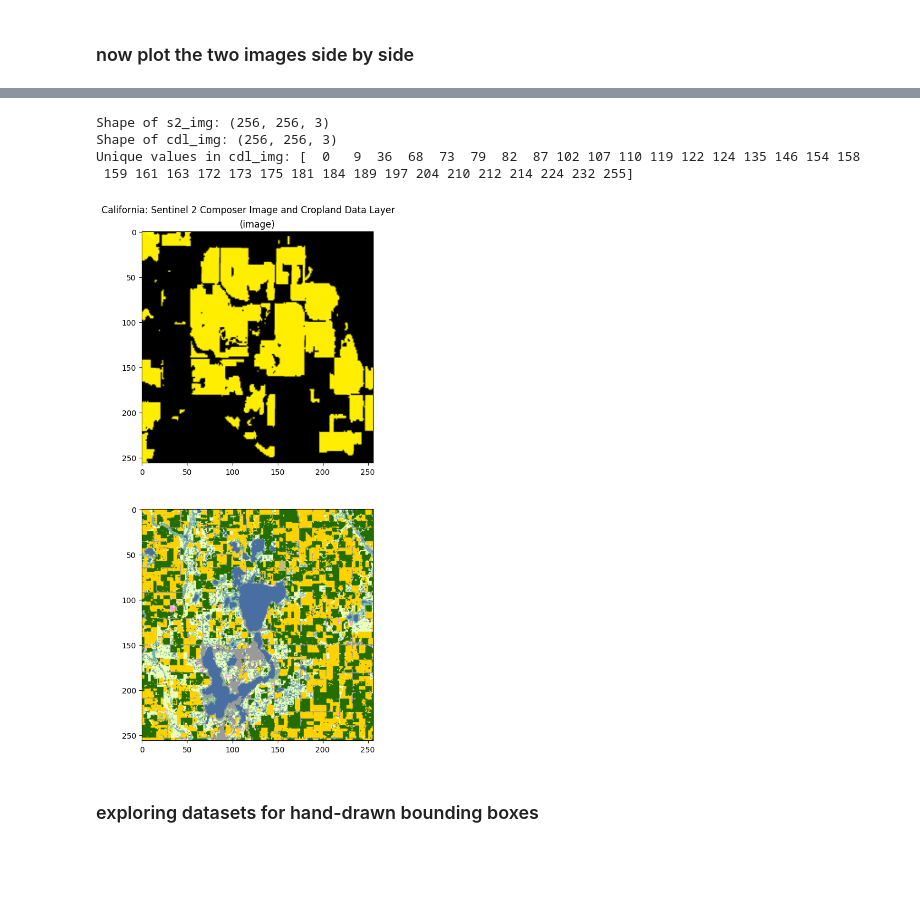
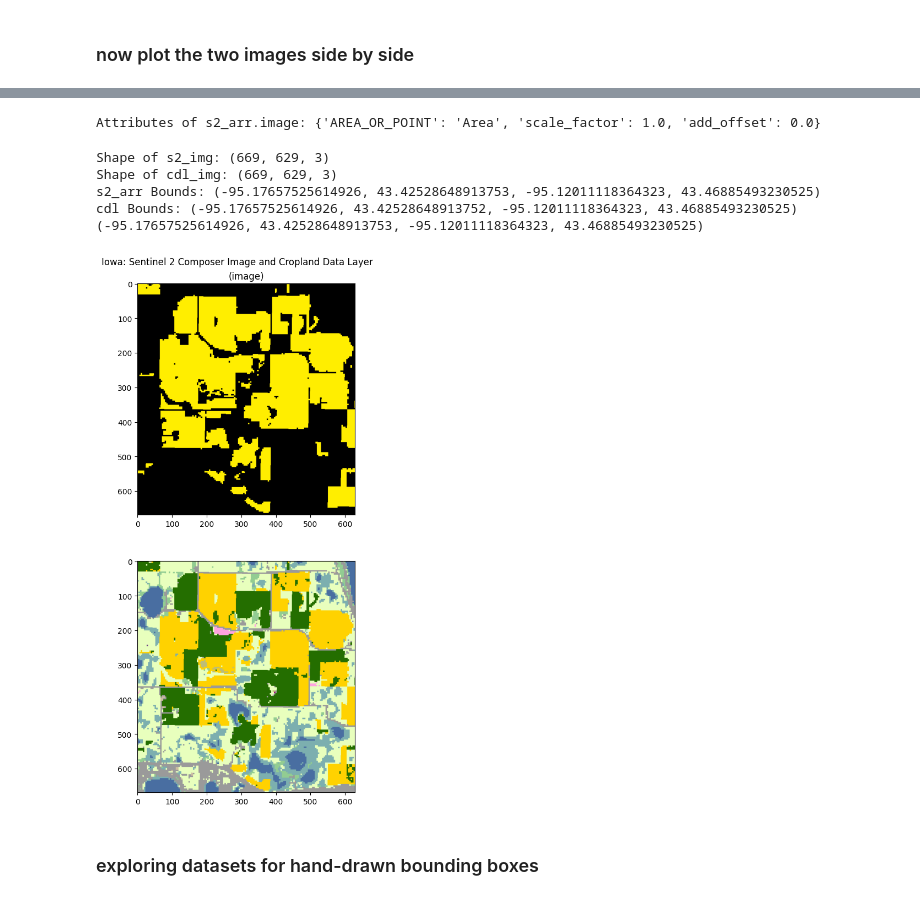
Before and after one commit to krissykodes/geospatial_workflows, a Jupyter notebook: curate_data.ipynb, the cells around one changed output, grey strips where cells are left out. Drawn from its saved outputs; the diff is of its cells as text; code cells hidden in the pictures; blank space fills up the shorter version.

```diff
--- a/curate_data.ipynb
+++ b/curate_data.ipynb
@@ -63,17 +31,4 @@ Successfully installed mercantile-1.2.1
 # %%
-test_bbox = [-96.593305, 43.294295, -96.416016, 43.405656] #from https://boundingbox.klokantech.com/, choose csv and copy
-import mercantile
-bounds = [-95.18692156066976,43.42434645604768,-95.10904155841622,43.46973000829417]
-# Define your bounding box from klokantech
-test_bbox = [-96.593305, 43.294295, -96.416016, 43.405656]  # [west, south, east, north]
-zoom = 13  # or 12/14 based on pixel resolution needs
-
-# Unpack bbox
-west, south, east, north = test_bbox
-
-# Get tiles that intersect this bounding box at the desired zoom
-tiles = list(mercantile.tiles(west, south, east, north, zoom))
-
-# Print x, y, z for each tile
-for tile in tiles:
-    print(f"x: {tile.x}, y: {tile.y}, z: {tile.z}")
+# test_bbox = [-96.593305, 43.294295, -96.416016, 43.405656] #from https://boundingbox.klokantech.com/, choose csv and copy
+bounds = [-95.17657525614926,43.425286489137534,-95.12011118364323,43.46885493230525]
+zoom = 13
@@ -102,7 +36,7 @@ x: 1901, y: 3000, z: 13
 %%time
 # udf_cdl = fused.load("gabriel@fused.io/CDL_mask")
 # udf_git = fused.load("https://github.com/fusedio/udfs/tree/d5f58fc/public/CDLs_Tile_Example/")
-cdl_arr = fused.run("fsh_2oeMLHatQiA5CaAAoUUAKU", bounds=bounds, zoom=)
+cdl_arr = fused.run("fsh_2oeMLHatQiA5CaAAoUUAKU", bounds=bounds, zoom=zoom)
 # cdl_arr = fused.run(udf=udf_cdl,west=str(test_bbox[0]), south=str(test_bbox[1]),  east=str(test_bbox[2]), north=str(test_bbox[3]))
 #cdl_arr = fused.run(udf=udf_cdl,west=str(test_bbox[0]), south=str(test_bbox[1]),  east=str(test_bbox[2]), north=str(test_bbox[3]))
 # cdl_arr = fused.run(udf=udf_cdl,west="-121.4864702361", south="37.8985667617",  east="-121.182286632", north="38.0465805862") #farmland near Stockton
@@ -303,21 +74,21 @@ print(rgb_to_hex(255, 165, 1))
 ###  download a false RGB color image of 3 of the sentinel 2 bands/indices in the same way
 # %%
 %%time
-s2_arr = fused.run("fsh_1uNooTlzzmdGbPoOFHIzM1", bounds=bounds)
+s2_arr = fused.run("fsh_1uNooTlzzmdGbPoOFHIzM1", bounds=bounds, zoom=zoom)
 # udf_s2 = fused.load("gabriel@fused.io/S2_3ch")
 # udf_s2 = fused.load("S2_composer")
-
+# s2_arr.image
 # s2_arr = fused.run(udf=udf_s2,west=str(test_bbox[0]), south=str(test_bbox[1]),  east=str(test_bbox[2]), north=str(test_bbox[3]),
 #                    time_of_interest="2022-06-15/2022-07-03",
 #                    cloud_cover_perc="10",pixel_perc = "99"
 #                   )
-s2_img = np.transpose(np.array(s2_arr.image[0:3],'uint8'),(1,2,0))
-from PIL import Image
-import numpy as np
+# s2_img = np.transpose(np.array(s2_arr.image[0:3],'uint8'),(1,2,0))
+# from PIL import Image
+# import numpy as np
 
-pil_img = Image.fromarray(s2_img)
+# pil_img = Image.fromarray(s2_img)
 
 
-resized_img = pil_img.resize((256, 256))
-s2_img_resized = np.array(resized_img)
+# resized_img = pil_img.resize((256, 256))
+# s2_img_resized = np.array(resized_img)
 # %% [output]
@@ -328,39 +115,49 @@ Wall time: 9.31 s
+# %%
+   print("Attributes of s2_arr.image:", s2_arr.image.attrs)
+# %% [output]
+Attributes of s2_arr.image: {'AREA_OR_POINT': 'Area', 'scale_factor': 1.0, 'add_offset': 0.0}
 # %%
 # Print the shapes of the images
-print("Shape of s2_img:", s2_img_resized.shape)
+print("Shape of s2_img:", s2_img.shape)
 print("Shape of cdl_img:", cdl_img.shape)
 
 # Check the content of the images
-print("Unique values in cdl_img:", np.unique(cdl_img))
+# print("Unique values in cdl_img:", np.unique(cdl_img))
 
+bounds2 = s2_arr.image.rio.bounds()
+print("s2_arr Bounds:", bounds2)
+bounds3 = cdl_arr.image.rio.bounds()
+print("cdl Bounds:", bounds3)
+print(bounds)
 # Adjust the plotting code if necessary
 # For example, if cdl_img is a 3D array, you might need to select a specific band or reshape it
 # %% [output]
-Shape of s2_img: (256, 256, 3)
-Shape of cdl_img: (256, 256, 3)
-Unique values in cdl_img: [  0   9  36  68  73  79  82  87 102 107 110 119 122 124 135 146 154 158
- 159 161 163 172 173 175 181 184 189 197 204 210 212 214 224 232 255]
+Shape of s2_img: (669, 629, 3)
+Shape of cdl_img: (669, 629, 3)
+s2_arr Bounds: (-95.17657525614926, 43.42528648913753, -95.12011118364323, 43.46885493230525)
+cdl Bounds: (-95.17657525614926, 43.42528648913752, -95.12011118364323, 43.46885493230525)
+(-95.17657525614926, 43.42528648913753, -95.12011118364323, 43.46885493230525)
 # %%
 # Plotting the data
 import matplotlib.pyplot as plt
 import matplotlib.patches as mpatches
 fig, ax = plt.subplots(2,1,figsize=(13,12), constrained_layout=False)
 
-ax[0].imshow(s2_img_resized)
+ax[0].imshow(s2_img)
 ax[0].set_title('(image)')
 ax[1].imshow(cdl_img)
 # cdl_img_mapped = np.vectorize(dict_cdl.get)(cdl_img)
 # ax[1].imshow(np.squeeze(np.array(cdl_img_mapped)).transpose(1,2,0))
 # ax[1].set_title('(mask)')
-plt.suptitle('California: Sentinel 2 Composer Image and Cropland Data Layer', y=0.92)
+plt.suptitle('Iowa: Sentinel 2 Composer Image and Cropland Data Layer', y=0.92)
 
 # add_handles = [mpatches.Patch(color=np.array(cl)/255.) for cl in dict_color_names.keys()]
 # label = dict_color_names.values()
 # ax[1].legend(add_handles, label, loc=(1.04, 0),prop={'size': 7})
 
 plt.show()
 # %% [output]
-[figure, old version]
+[figure, new version]
 # %% [markdown]
 ### exploring datasets for hand-drawn bounding boxes
 # %%
```
Also changed, not shown: parts of 13 cells of this notebook.
